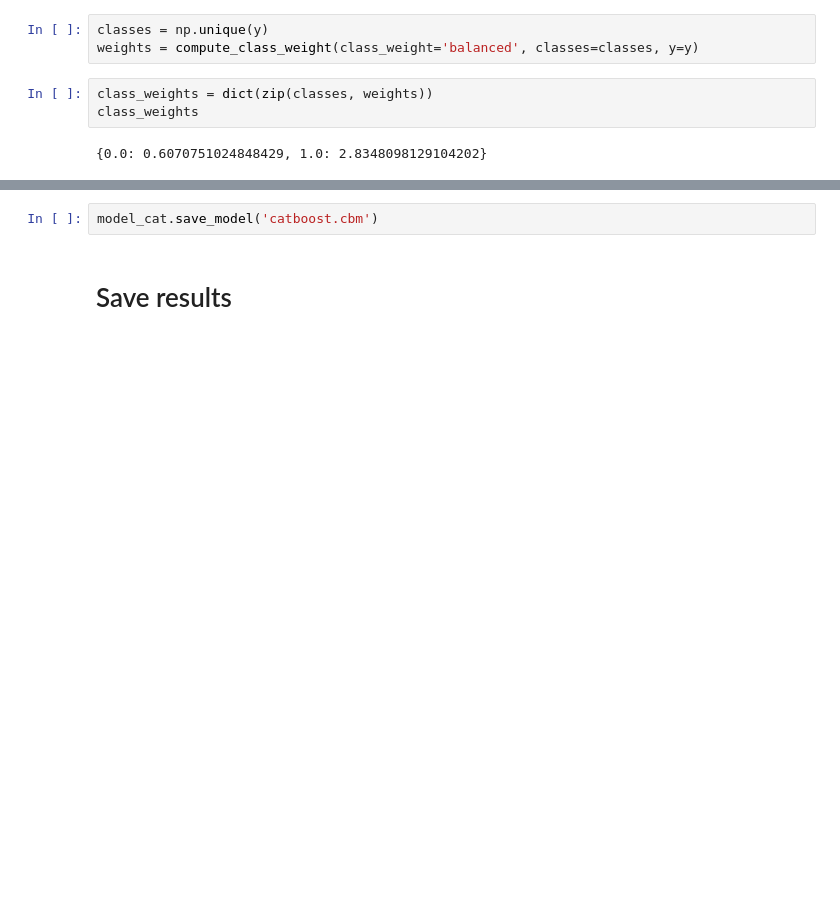
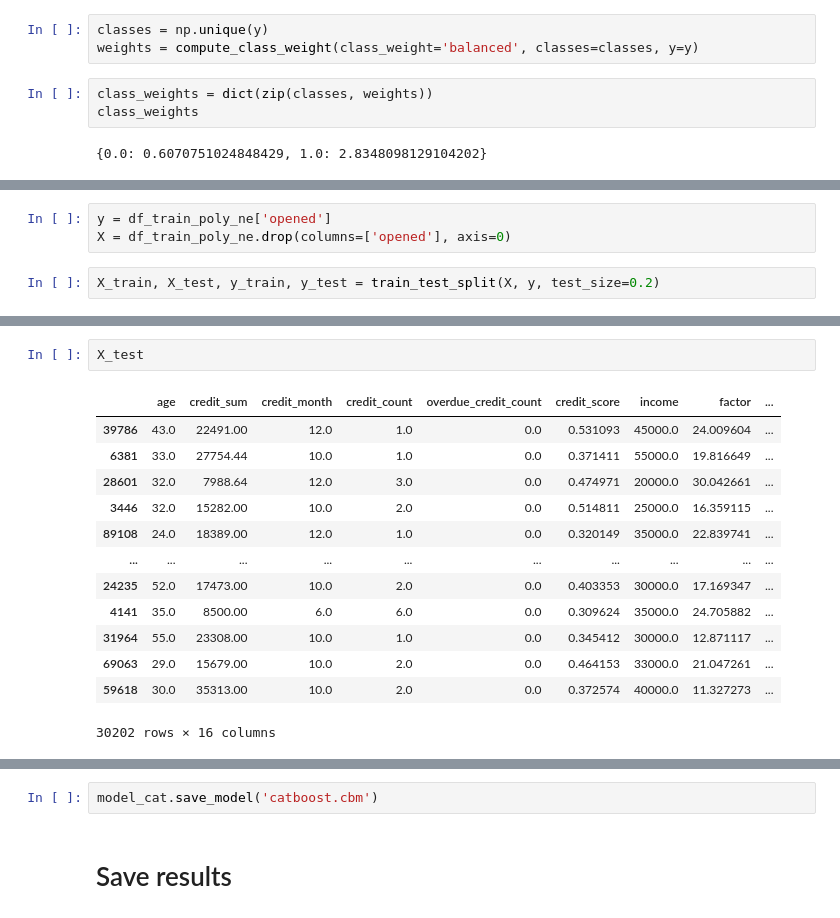
Before and after one commit to cosheimil/ml_learning, a Jupyter notebook: credits/credit.ipynb, the cells around one changed output, grey strips where cells are left out. Cells and saved outputs as stored; diff of their text form; blank space fills up the shorter version.

```diff
--- a/credits/credit.ipynb
+++ b/credits/credit.ipynb
@@ -580,0 +593,5 @@ array([ 8,  9, 10, 11, 12, 13])
+# %%
+y = df_train_poly_ne['opened']
+X = df_train_poly_ne.drop(columns=['opened'], axis=0)
+# %%
+X_train, X_test, y_train, y_test = train_test_split(X, y, test_size=0.2)
@@ -677,0 +718,16 @@ CatBoostError: catboost/private/libs/options/catboost_options.cpp:626: Error: rs
+# %%
+X_test
+# %% [output]
+|  | age | credit_sum | credit_month | credit_count | overdue_credit_count | credit_score | income | factor | ... |
+| 39786 | 43.0 | 22491.00 | 12.0 | 1.0 | 0.0 | 0.531093 | 45000.0 | 24.009604 | ... |
+| 6381 | 33.0 | 27754.44 | 10.0 | 1.0 | 0.0 | 0.371411 | 55000.0 | 19.816649 | ... |
+| 28601 | 32.0 | 7988.64 | 12.0 | 3.0 | 0.0 | 0.474971 | 20000.0 | 30.042661 | ... |
+| 3446 | 32.0 | 15282.00 | 10.0 | 2.0 | 0.0 | 0.514811 | 25000.0 | 16.359115 | ... |
+| 89108 | 24.0 | 18389.00 | 12.0 | 1.0 | 0.0 | 0.320149 | 35000.0 | 22.839741 | ... |
+| ... | ... | ... | ... | ... | ... | ... | ... | ... | ... |
+| 24235 | 52.0 | 17473.00 | 10.0 | 2.0 | 0.0 | 0.403353 | 30000.0 | 17.169347 | ... |
+| 4141 | 35.0 | 8500.00 | 6.0 | 6.0 | 0.0 | 0.309624 | 35000.0 | 24.705882 | ... |
+| 31964 | 55.0 | 23308.00 | 10.0 | 1.0 | 0.0 | 0.345412 | 30000.0 | 12.871117 | ... |
+| 69063 | 29.0 | 15679.00 | 10.0 | 2.0 | 0.0 | 0.464153 | 33000.0 | 21.047261 | ... |
+| 59618 | 30.0 | 35313.00 | 10.0 | 2.0 | 0.0 | 0.372574 | 40000.0 | 11.327273 | ... |
+30202 rows × 16 columns
```
Also changed, not shown: parts of 35 cells of this notebook, 2 other files.
